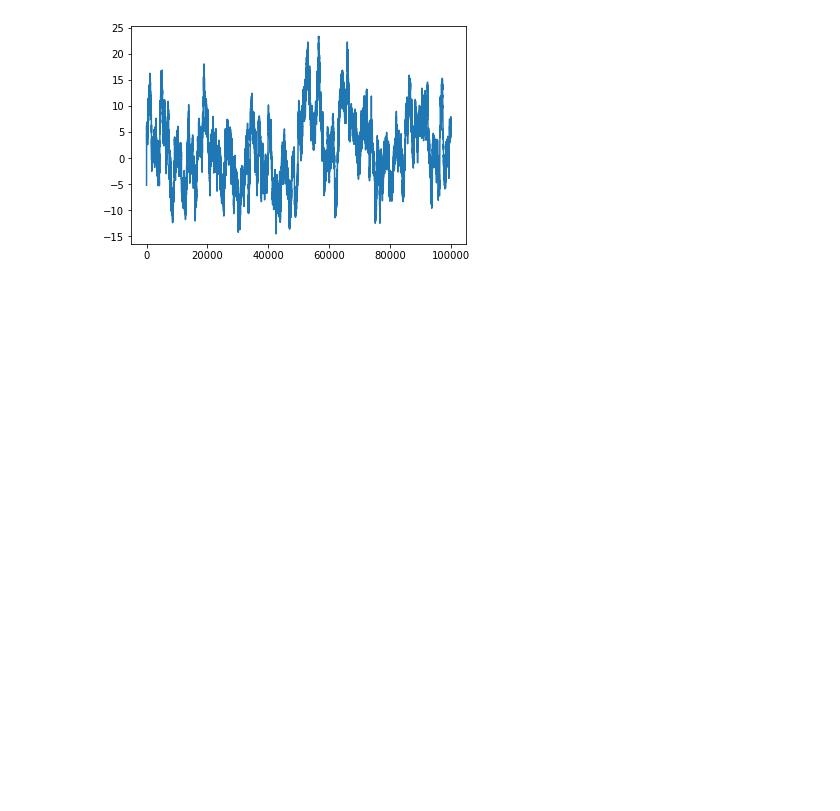
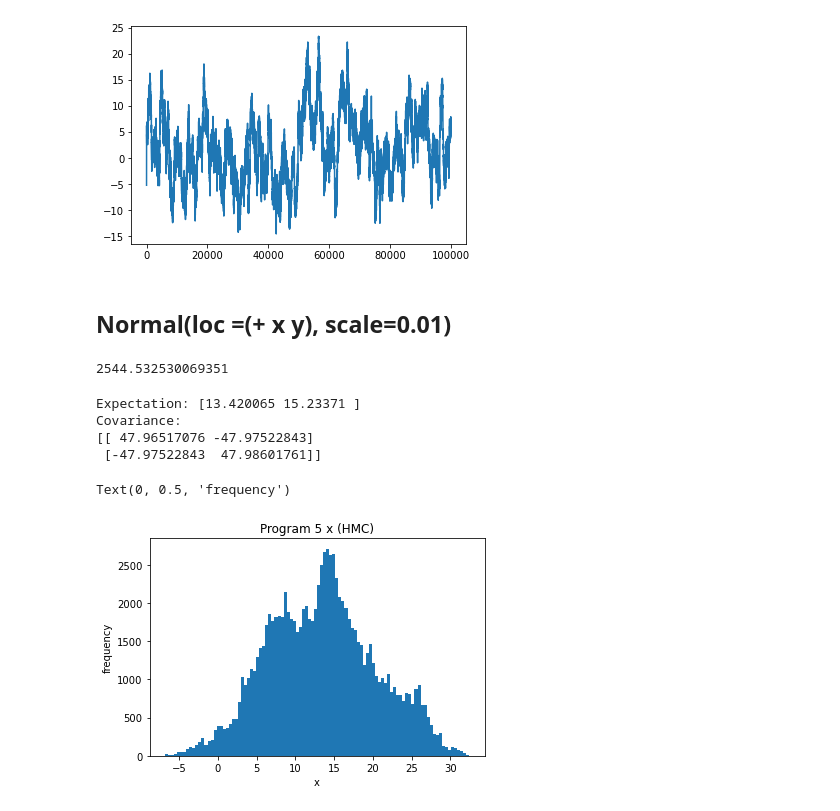
Before and after one commit to lone-duck/hw-cs532, a Jupyter notebook: hw3/analysis.ipynb, the cells around one changed output. Saved outputs shown, nothing was run; the diff lists cells and outputs as text; code cells hidden in the pictures; blank space fills up the shorter version.

```diff
--- a/hw3/analysis.ipynb
+++ b/hw3/analysis.ipynb
@@ -554,3 +992,35 @@ plt.plot(ret_vals[:, 0].detach().numpy())
 # %% [output]
 [<matplotlib.lines.Line2D at 0x...>]
 [figure]
+# %% [markdown]
+## Normal(loc =(+ x y), scale=0.01)
+# %%
+start = time.time()
+ret_vals, jlls = hmc(g5, 100000, epsilon=0.01, T=40)
+end = time.time()
+# %%
+print(end-start)
+# %% [output]
+2544.532530069351
+# %%
+ret_vals = torch.stack(ret_vals).float()
+jlls = torch.stack(jlls)
+mean = torch.mean(ret_vals, dim=0).detach().numpy()
+slope = ret_vals[:,0].detach().numpy()
+bias = ret_vals[:,1].detach().numpy()
+print("Expectation: {}".format(mean))
+print("Covariance: ")
+print(np.cov(slope, bias))
+# %% [output]
+Expectation: [13.420065 15.23371 ]
+Covariance:
+[[ 47.96517076 -47.97522843]
+ [-47.97522843  47.98601761]]
+# %%
+plt.hist(ret_vals[:,0].detach().numpy(), bins=100)
+plt.title("Program 5 x (HMC)")
+plt.xlabel("x")
+plt.ylabel("frequency")
+# %% [output]
+Text(0, 0.5, 'frequency')
+[figure, added]
```
Also changed, not shown: parts of 37 cells of this notebook, 2 other files.
